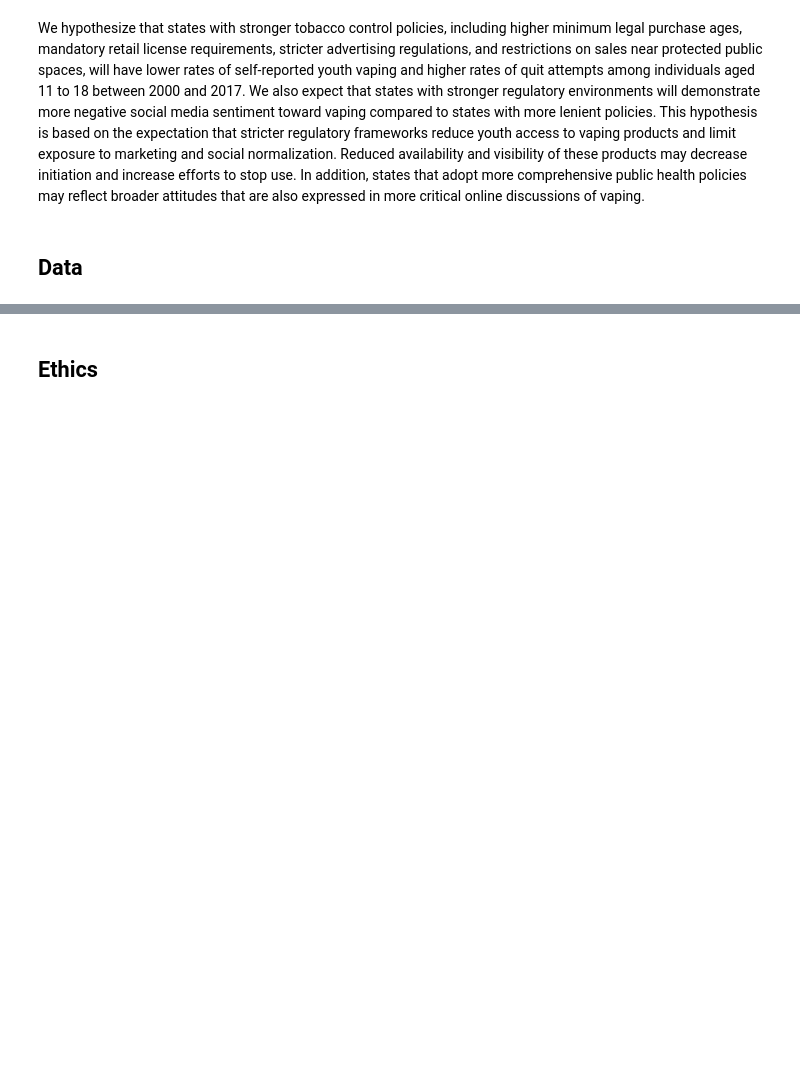
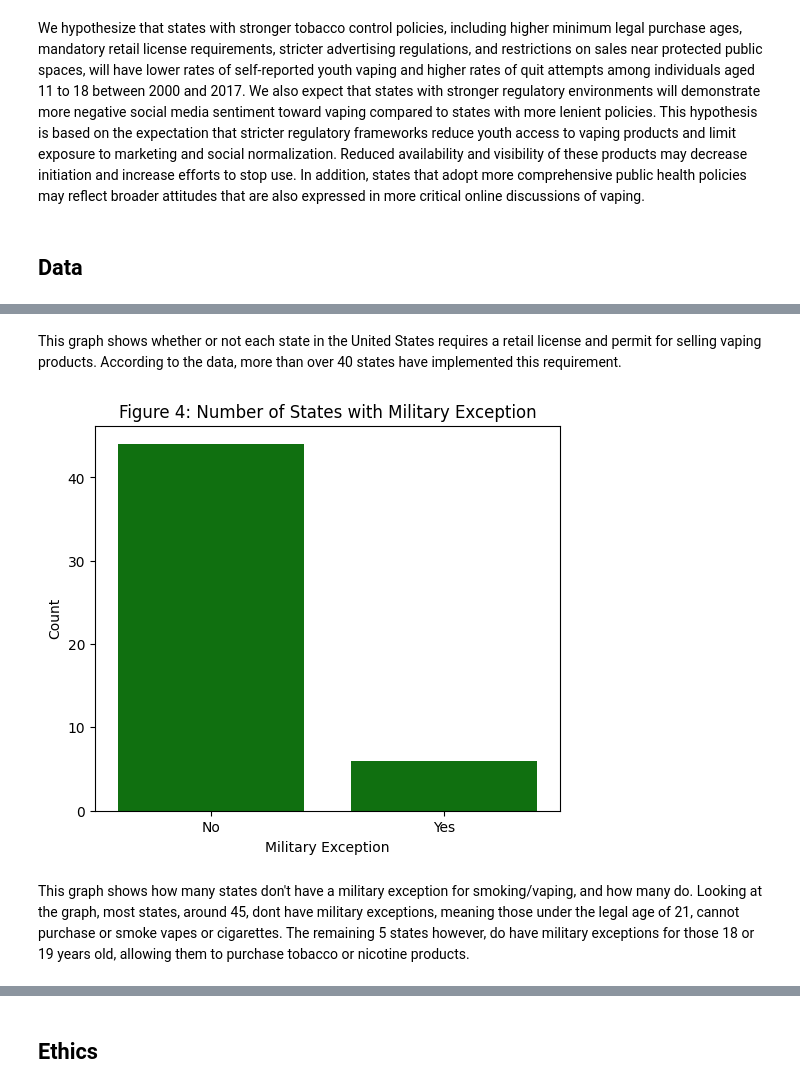
Before and after one commit to COGS108/Group103_WI26, a Jupyter notebook: 03-FinalProject.ipynb, the cells around one changed output, grey strips where cells are left out. Saved outputs shown, nothing was run; the diff lists cells and outputs as text; code cells hidden in the pictures; blank space fills up the shorter version.

```diff
--- a/03-FinalProject.ipynb
+++ b/03-FinalProject.ipynb
@@ -167,0 +201,5 @@ Some more words and stuff.  Remember notebooks work best if you interleave the c
+# %%
+# Rename columns to be concise
+policy_data.rename(columns={"Unnamed: 0": "State", 'Included in at least 1 state law definition of "Tobacco Product"': "Included in State Definition",
+                           "Excise or Special Tax (non-sales tax)": "Tax", "Youth Access / Other Retail Restrictions": "Youth Restrictions",
+                           "Retail License / Permit Required": "Permit Required"}, inplace=True)
@@ -167,0 +264,6 @@ Some more words and stuff.  Remember notebooks work best if you interleave the c
+# %%
+# Change Smoke-Free Restrictions column to remove whitespace
+policy_data['Smoke-Free Restrictions'] = policy_data['Smoke-Free Restrictions'].str.strip()
+
+# Verify that we now only have Yes, No, and Unk values
+print(f"Unique values in Smoke-Free Restrictions column: {policy_data['Smoke-Free Restrictions'].unique()}")
@@ -167,0 +293,9 @@ Some more words and stuff.  Remember notebooks work best if you interleave the c
+# %%
+# The dataset contains all 50 states as well as the District of Columbia. Remove that row.
+policy_data = policy_data.drop(index=8)
+
+# Reset index
+policy_data.reset_index(inplace=True, drop=True)
+
+# Look at shape of data
+policy_data.shape
@@ -167,0 +304,13 @@ Some more words and stuff.  Remember notebooks work best if you interleave the c
+# %%
+# To make it easy to combine this dataset with our other datasets, we need a column with the abbreviation of each state
+# Create a dictionary to map state names to abbreviations
+state_dict = {"Alabama": "AL", "Alaska": "AK", "Arizona": "AZ", "Arkansas": "AR", "California": "CA", "Colorado": "CO", "Connecticut": "CT",
+    "Delaware": "DE", "Florida": "FL", "Georgia": "GA", "Hawaii": "HI", "Idaho": "ID", "Illinois": "IL", "Indiana": "IN", "Iowa": "IA",
+    "Kansas": "KS", "Kentucky": "KY", "Louisiana": "LA", "Maine": "ME", "Maryland": "MD", "Massachusetts": "MA", "Michigan": "MI",
+    "Minnesota": "MN", "Mississippi": "MS", "Missouri": "MO", "Montana": "MT", "Nebraska": "NE", "Nevada": "NV", "New Hampshire": "NH",
+    "New Jersey": "NJ", "New Mexico": "NM", "New York": "NY", "North Carolina": "NC", "North Dakota": "ND", "Ohio": "OH", "Oklahoma": "OK",
+    "Oregon": "OR", "Pennsylvania": "PA", "Rhode Island": "RI", "South Carolina": "SC", "South Dakota": "SD", "Tennessee": "TN", "Texas": "TX",
+    "Utah": "UT", "Vermont": "VT", "Virginia": "VA", "Washington": "WA", "West Virginia": "WV", "Wisconsin": "WI", "Wyoming": "WY"}
+
+# Create a new column in the DataFrame with state abbreviations
+policy_data['StateAbbr'] = policy_data['State'].map(state_dict)
@@ -167,0 +724,15 @@ Some more words and stuff.  Remember notebooks work best if you interleave the c
+# %% [markdown]
+This graph shows whether or not each state in the United States requires a retail license and permit for selling vaping products. According to the data, more than over 40 states have implemented this requirement.
+# %%
+policy_data['Has Military Exception'] = policy_data['Military Exception Age'].apply(lambda x: 'Yes' if x > 0 else 'No')
+
+plt.figure(figsize=(6, 5))
+sns.countplot(x='Has Military Exception', color='green', data=policy_data, legend=False)
+plt.title('Figure 4: Number of States with Military Exception')
+plt.xlabel('Military Exception')
+plt.ylabel('Count')
+plt.show()
+# %% [output]
+[figure, added]
+# %% [markdown]
+This graph shows how many states don't have a military exception for smoking/vaping, and how many do. Looking at the graph, most states, around 45, dont have military exceptions, meaning those under the legal age of 21, cannot purchase or smoke vapes or cigarettes. The remaining 5 states however, do have military exceptions for those 18 or 19 years old, allowing them to purchase tobacco or nicotine products.
```
Also changed, not shown: parts of 108 cells of this notebook.
